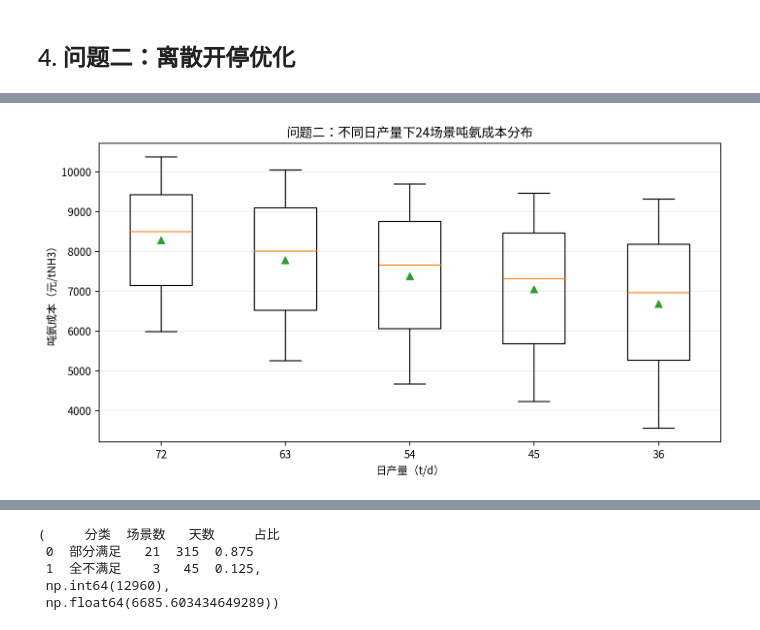
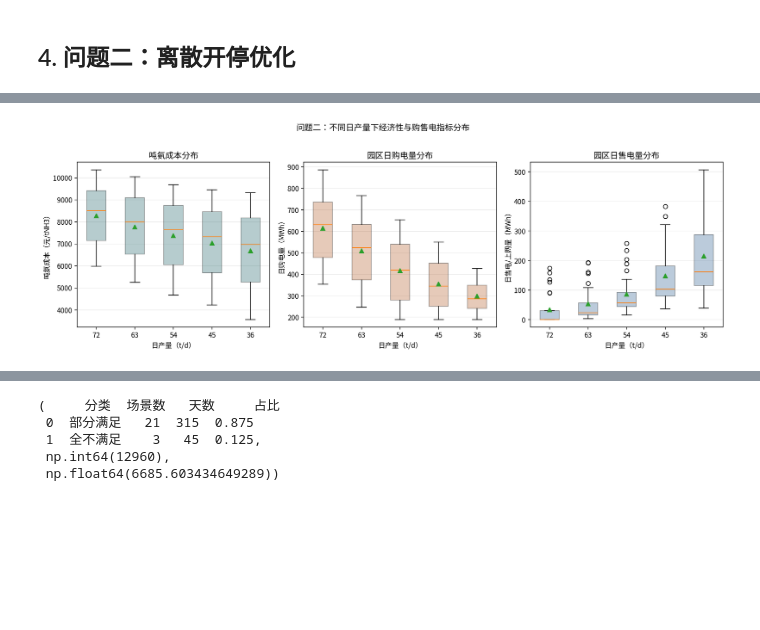
Before and after one commit to wurldwen/---, a Jupyter notebook: A题第1-4题计算代码.ipynb, the cells around one changed output, grey strips where cells are left out. Cells and saved outputs as stored; diff of their text form; code cells hidden in the pictures; blank space fills up the shorter version.

```diff
--- a/A题第1-4题计算代码.ipynb
+++ b/A题第1-4题计算代码.ipynb
@@ -404,13 +455,25 @@ q2_prod_summary, q2_prod_class
 # %%
-fig, ax = plt.subplots(figsize=(9, 4.8), dpi=160)
-box_data = [q2_all_df.loc[q2_all_df['产量/t'] == p, '吨氨成本/元'].values for p in PRODUCTIONS]
-ax.boxplot(box_data, labels=[str(p) for p in PRODUCTIONS], showmeans=True)
-ax.set_xlabel('日产量（t/d）')
-ax.set_ylabel('吨氨成本（元/tNH3）')
-ax.set_title('问题二：不同日产量下24场景吨氨成本分布')
-ax.grid(axis='y', alpha=0.25)
+# 问题二（2）：吨氨成本、日购电量、日售电量在24场景下的分布。
+fig, axes = plt.subplots(1, 3, figsize=(14, 4.6), dpi=160)
+metrics = [
+    ('吨氨成本/元', '吨氨成本（元/tNH3）', '吨氨成本分布'),
+    ('购电/MWh', '日购电量（MWh）', '园区日购电量分布'),
+    ('上网/MWh', '日售电/上网量（MWh）', '园区日售电量分布'),
+]
+colors = ['#2f6f73', '#b86938', '#3d6b99']
+for ax, (col, ylabel, title), color in zip(axes, metrics, colors):
+    data = [q2_all_df.loc[q2_all_df['产量/t'] == p, col].values for p in PRODUCTIONS]
+    bp = ax.boxplot(data, labels=[str(p) for p in PRODUCTIONS], showmeans=True, patch_artist=True)
+    for patch in bp['boxes']:
+        patch.set_facecolor(color)
+        patch.set_alpha(0.35)
+    ax.set_xlabel('日产量（t/d）')
+    ax.set_ylabel(ylabel)
+    ax.set_title(title)
+    ax.grid(axis='y', alpha=0.25)
+fig.suptitle('问题二：不同日产量下经济性与购售电指标分布', y=1.02)
 fig.tight_layout()
-fig.savefig(OUT / 'q2_by_production_cost_distribution.png', bbox_inches='tight')
+fig.savefig(OUT / 'q2_cost_buy_sell_distribution.png', bbox_inches='tight')
 plt.show()
 # %% [output]
-[figure, old version]
+[figure, new version]
```
Also changed, not shown: parts of 9 cells of this notebook, 18 other files.
